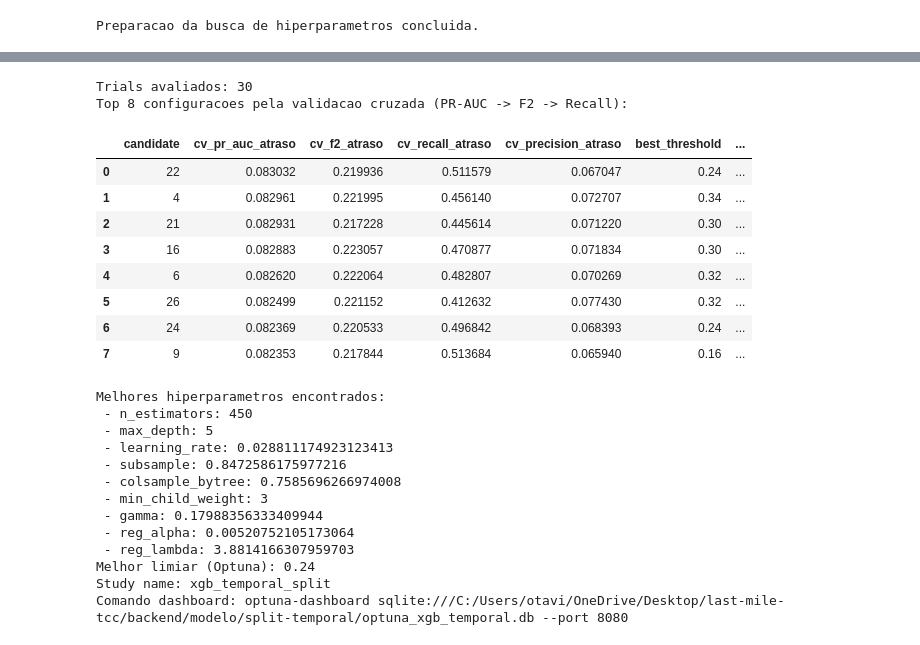
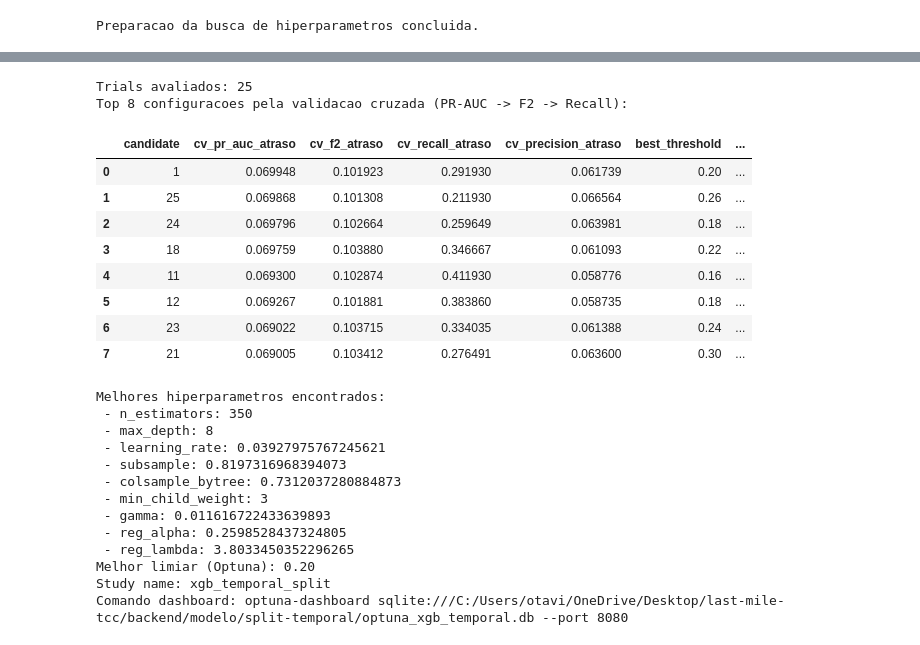
Before and after one commit to Last-Mile-Optimization/backend, a Jupyter notebook: modelo/split-temporal/XGBoost_temporal_split.ipynb, the cells around one changed output, grey strips where cells are left out. Saved outputs shown, nothing was run; the diff lists cells and outputs as text; code cells hidden in the pictures.

```diff
--- a/modelo/split-temporal/XGBoost_temporal_split.ipynb
+++ b/modelo/split-temporal/XGBoost_temporal_split.ipynb
@@ -224,7 +200,7 @@ def metricas_gerais(y_true, y_pred, y_proba):
     }
 
 # Configuracao do Optuna para busca de hiperparametros.
-n_trials = 30
+n_trials = 25
 study_seed = 42
 cv_tune = TimeSeriesSplit(n_splits=3)
 threshold_grid_tune = np.arange(0.10, 0.91, 0.02)
@@ -287,7 +263,7 @@ def objective(trial):
         pred_atraso = (oof_proba_atraso >= thr).astype(int)
         precision_i = precision_score(y_train_atraso, pred_atraso, zero_division=0)
         recall_i = recall_score(y_train_atraso, pred_atraso, zero_division=0)
-        f2_i = fbeta_score(y_train_atraso, pred_atraso, beta=2, zero_division=0)
+        f2_i = fbeta_score(y_train_atraso, pred_atraso, beta=1, zero_division=0)
 
         if (f2_i > best_f2_i) or (np.isclose(f2_i, best_f2_i) and recall_i > best_recall_i) or (
             np.isclose(f2_i, best_f2_i) and np.isclose(recall_i, best_recall_i) and precision_i > best_precision_i
@@ -310,7 +286,6 @@ study = optuna.create_study(
     direction="maximize",
     sampler=sampler,
     study_name=study_name,
-    storage=study_storage,
     load_if_exists=True,
 )
 study.optimize(objective, n_trials=n_trials, show_progress_bar=False)
@@ -367,25 +342,25 @@ print(f"Comando dashboard: optuna-dashboard {study_storage} --port 8080")
-Trials avaliados: 30
+Trials avaliados: 25
 Top 8 configuracoes pela validacao cruzada (PR-AUC -> F2 -> Recall):
 |  | candidate | cv_pr_auc_atraso | cv_f2_atraso | cv_recall_atraso | cv_precision_atraso | best_threshold | ... |
-| 0 | 22 | 0.083032 | 0.219936 | 0.511579 | 0.067047 | 0.24 | ... |
-| 1 | 4 | 0.082961 | 0.221995 | 0.456140 | 0.072707 | 0.34 | ... |
-| 2 | 21 | 0.082931 | 0.217228 | 0.445614 | 0.071220 | 0.30 | ... |
-| 3 | 16 | 0.082883 | 0.223057 | 0.470877 | 0.071834 | 0.30 | ... |
-| 4 | 6 | 0.082620 | 0.222064 | 0.482807 | 0.070269 | 0.32 | ... |
-| 5 | 26 | 0.082499 | 0.221152 | 0.412632 | 0.077430 | 0.32 | ... |
-| 6 | 24 | 0.082369 | 0.220533 | 0.496842 | 0.068393 | 0.24 | ... |
-| 7 | 9 | 0.082353 | 0.217844 | 0.513684 | 0.065940 | 0.16 | ... |
+| 0 | 1 | 0.069948 | 0.101923 | 0.291930 | 0.061739 | 0.20 | ... |
+| 1 | 25 | 0.069868 | 0.101308 | 0.211930 | 0.066564 | 0.26 | ... |
+| 2 | 24 | 0.069796 | 0.102664 | 0.259649 | 0.063981 | 0.18 | ... |
+| 3 | 18 | 0.069759 | 0.103880 | 0.346667 | 0.061093 | 0.22 | ... |
+| 4 | 11 | 0.069300 | 0.102874 | 0.411930 | 0.058776 | 0.16 | ... |
+| 5 | 12 | 0.069267 | 0.101881 | 0.383860 | 0.058735 | 0.18 | ... |
+| 6 | 23 | 0.069022 | 0.103715 | 0.334035 | 0.061388 | 0.24 | ... |
+| 7 | 21 | 0.069005 | 0.103412 | 0.276491 | 0.063600 | 0.30 | ... |
 Melhores hiperparametros encontrados:
- - n_estimators: 450
- - max_depth: 5
- - learning_rate: 0.028811174923123413
- - subsample: 0.8472586175977216
- - colsample_bytree: 0.7585696266974008
+ - n_estimators: 350
+ - max_depth: 8
+ - learning_rate: 0.03927975767245621
+ - subsample: 0.8197316968394073
+ - colsample_bytree: 0.7312037280884873
  - min_child_weight: 3
- - gamma: 0.17988356333409944
- - reg_alpha: 0.00520752105173064
- - reg_lambda: 3.8814166307959703
-Melhor limiar (Optuna): 0.24
+ - gamma: 0.011616722433639893
+ - reg_alpha: 0.2598528437324805
+ - reg_lambda: 3.8033450352296265
+Melhor limiar (Optuna): 0.20
 Study name: xgb_temporal_split
 Comando dashboard: optuna-dashboard sqlite:///C:/Users/otavi/OneDrive/Desktop/last-mile-tcc/backend/modelo/split-temporal/optuna_xgb_temporal.db --port 8080
 # %%
```
Also changed, not shown: parts of 4 cells of this notebook, 1 other file.
